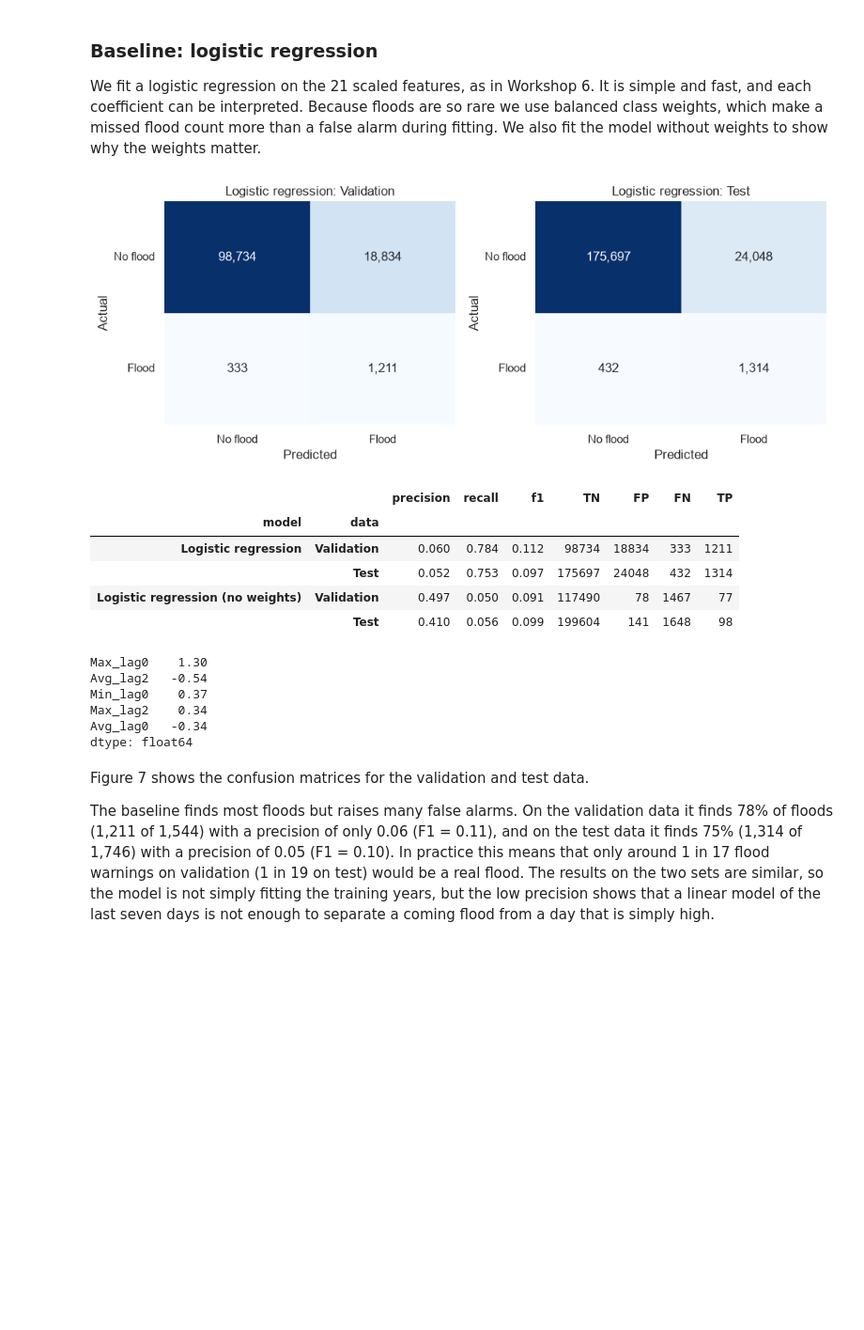
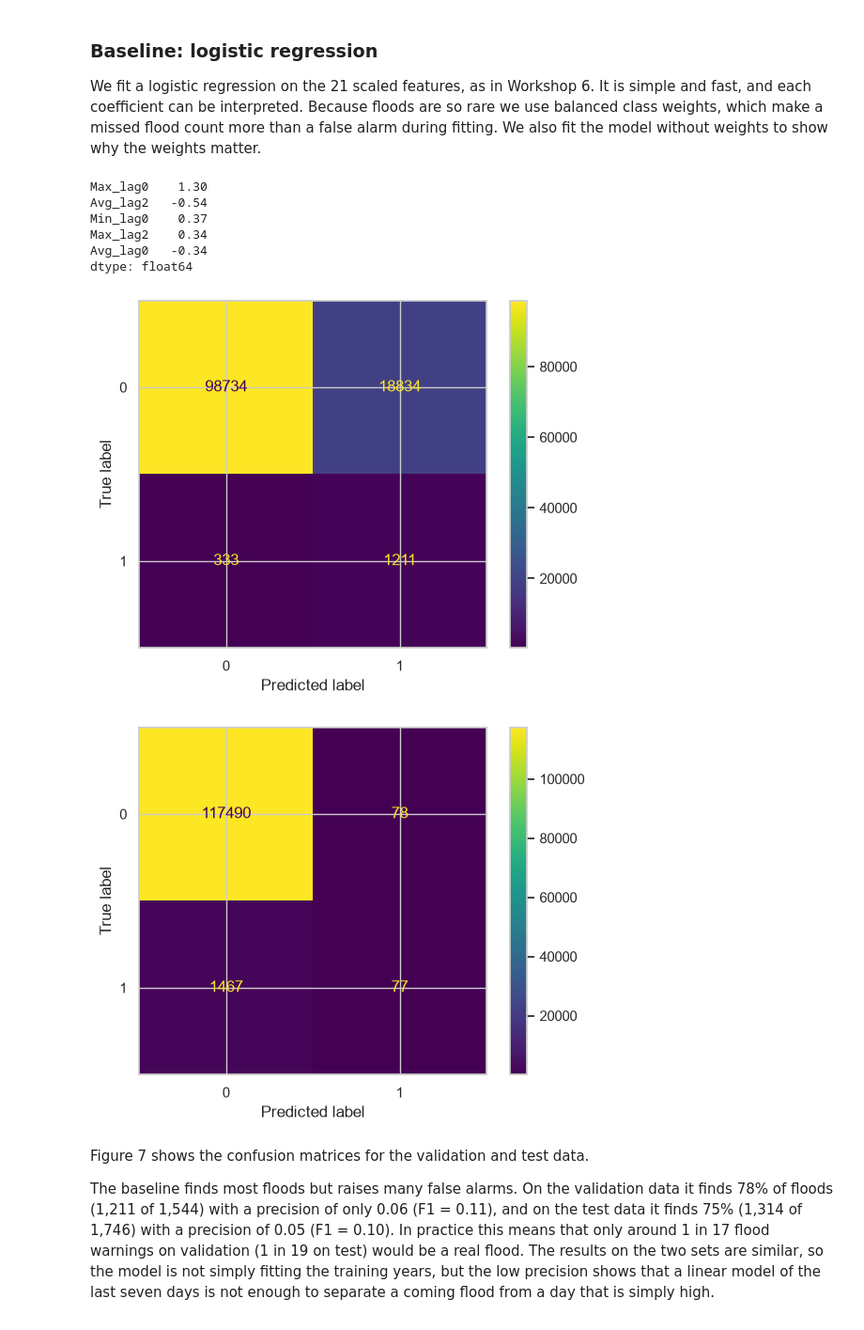
Before and after one commit to Finnmc3/ML-Project, a Jupyter notebook: Data and notebook/project.ipynb, the cells around one changed output. Shown at 94% size. Saved outputs shown, nothing was run; the diff lists cells and outputs as text; code cells hidden in the pictures; blank space fills up the shorter version.

Commit message:
change in confusio matrix function

```diff
--- a/Data and notebook/project.ipynb
+++ b/Data and notebook/project.ipynb
@@ -1006,16 +1008,8 @@ def evaluate_on_splits(model, splits, model_name="Model", threshold=0.5, plot=Tr
                      "recall": res["recall"], "f1": res["f1"], "TN": tn, "FP": fp, "FN": fn, "TP": tp})
 
     # One confusion matrix heatmap per data set, side by side
-    if plot:
-        fig, axes = plt.subplots(1, len(matrices), figsize=(5 * len(matrices), 4))
-        for ax, (name, cm) in zip(np.atleast_1d(axes), matrices.items()):
-            sns.heatmap(cm, annot=True, fmt=",d", cmap="Blues", cbar=False, ax=ax,
-                        xticklabels=["No flood", "Flood"], yticklabels=["No flood", "Flood"])
-            ax.tick_params(axis="y", labelrotation=0)
-            ax.set(xlabel="Predicted", ylabel="Actual", title=f"{model_name}: {name}")
-        plt.tight_layout(); plt.show()
-    # Results table, one row per data set
-    return pd.DataFrame(rows).set_index(["model", "data"])
+        if plot:
+            return ConfusionMatrixDisplay.from_predictions(y, model.predict(X))
 # %% [markdown]
 ### Baseline: logistic regression
 
@@ -1026,39 +1020,33 @@ also fit the model without weights to show why the weights matter.
 # %%
 # Adapted from Workshop 6: logistic regression with class weights for imbalanced data
 # Baseline: logistic regression on the 21 scaled features.
 # class_weight="balanced" gives floods more weight, otherwise with only 1% floods the model rarely predicts one
 baseline = LogisticRegression(class_weight="balanced", max_iter=1000, random_state=0)
 baseline.fit(X_train, y_train)                 # learn the weights from the training years only
 
 # The data sets to score on: validation (2024) and test (2025 - Oct 2026)
 splits = {"Validation": (X_val, y_val), "Test": (X_test, y_test)}
 # Scores and confusion matrices (Figure 7)
 baseline_results = evaluate_on_splits(baseline, splits, model_name="Logistic regression")
 
 # For comparison: the same model without the class weights
 plain = LogisticRegression(max_iter=1000, random_state=0).fit(X_train, y_train)
-plain_results = evaluate_on_splits(plain, splits, model_name="Logistic regression (no weights)", plot=False)
+plain_results = evaluate_on_splits(plain, splits, model_name="Logistic regression (no weights)", plot=True)
 # Both models' scores in one table
-display(pd.concat([baseline_results, plain_results]).round(3))
 
 # Largest coefficients (the features are all on the same scale, so they can be compared)
 coefs = pd.Series(baseline.coef_[0], index=feature_cols_clf)
 # Sort by size, ignoring the sign, and show the top 5
 coefs.reindex(coefs.abs().sort_values(ascending=False).index).head(5).round(2)
 # %% [output]
+Max_lag0    1.30
+Avg_lag2   -0.54
+Min_lag0    0.37
+Max_lag2    0.34
+Avg_lag0   -0.34
+dtype: float64
-[figure, old version]
+[figure, new version]
-|  |  | precision | recall | f1 | TN | FP | FN | TP |
-| model | data |  |  |  |  |  |  |  |
-| Logistic regression | Validation | 0.060 | 0.784 | 0.112 | 98734 | 18834 | 333 | 1211 |
-|  | Test | 0.052 | 0.753 | 0.097 | 175697 | 24048 | 432 | 1314 |
-| Logistic regression (no weights) | Validation | 0.497 | 0.050 | 0.091 | 117490 | 78 | 1467 | 77 |
-|  | Test | 0.410 | 0.056 | 0.099 | 199604 | 141 | 1648 | 98 |
-Max_lag0    1.30
-Avg_lag2   -0.54
-Min_lag0    0.37
-Max_lag2    0.34
-Avg_lag0   -0.34
-dtype: float64
+[figure, added]
 # %% [markdown]
 Figure 7 shows the confusion matrices for the validation and test data.
 
```
Also changed, not shown: parts of 2 cells of this notebook.
